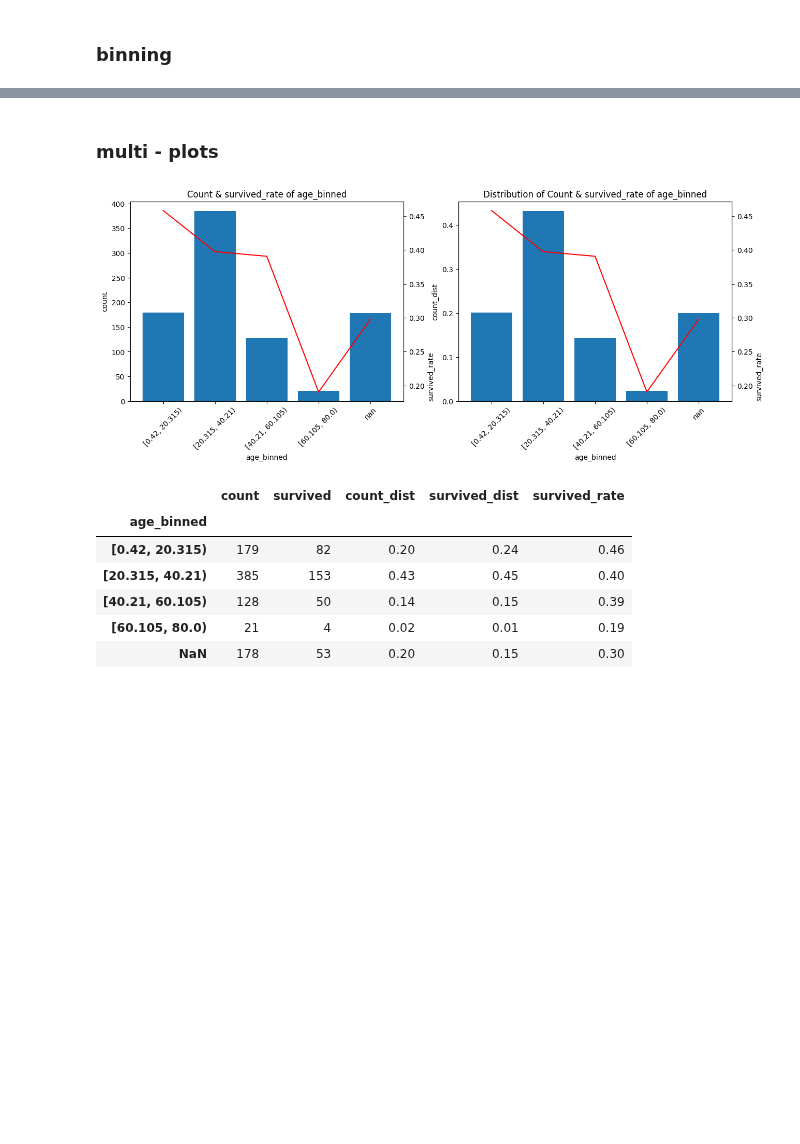
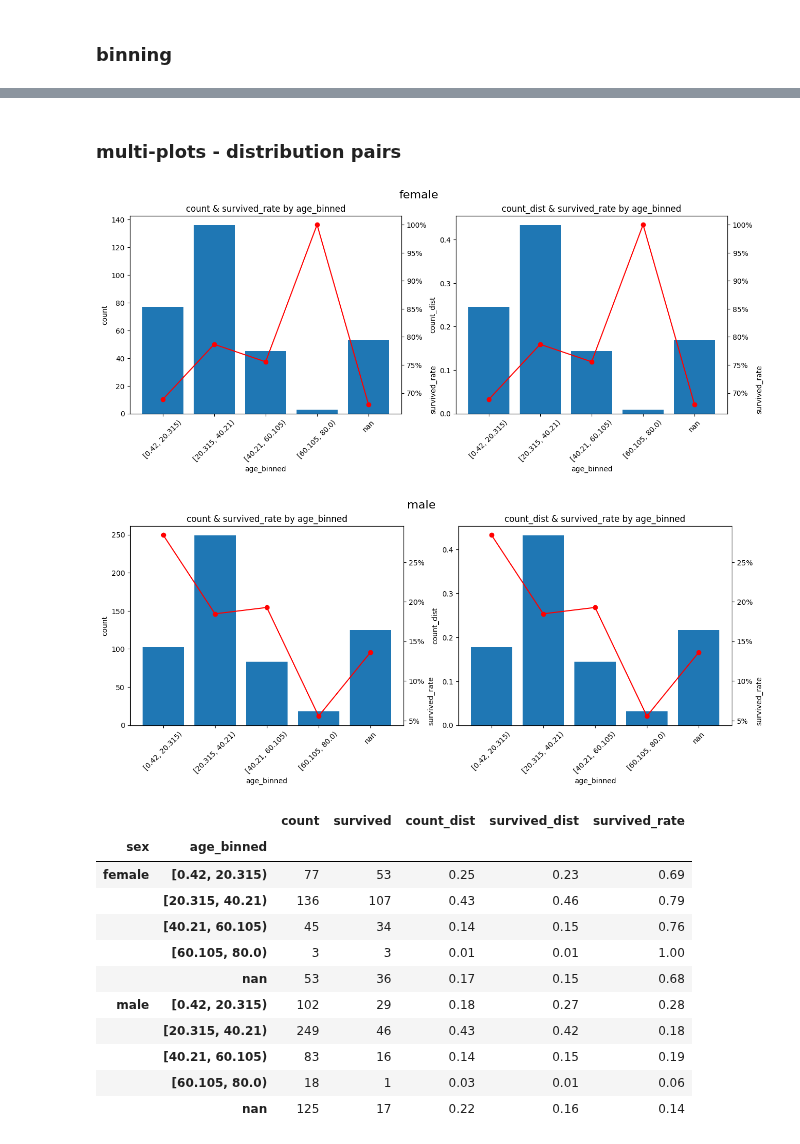
Before and after one commit to 0xdomyz/python_collection, a Jupyter notebook: data/analysis/sfa.ipynb, the cells around one changed output, grey strips where cells are left out. Drawn from its saved outputs; the diff is of its cells as text; code cells hidden in the pictures; blank space fills up the shorter version.

Commit message:
split out funcs in sfa and add multi-line charts

```diff
--- a/data/analysis/sfa.ipynb
+++ b/data/analysis/sfa.ipynb
@@ -169,0 +223,17 @@ df.loc[idx, "parch_binned"] = "3+"
+# %%
+# example
+edges = [-np.inf, 0, 10, 20, 30, 40, 50, 60, 70, 80, 90, np.inf]
+df["age_binned"] = pd.cut(df["age"], bins=edges, right=False)
+df2 = calculate_signal(df, target_col="survived", col="age_binned", exposure_col="fare")
+
+col = "count"
+target_col = "survived_rate"
+rotation = 45
+
+plot_one_bar_and_line(
+    df2,
+    col=col,
+    target_col=target_col,
+    rotation=rotation,
+    pct_decimals=0,
+)
@@ -241,0 +331,8 @@ plot_one_bar_and_line(
+# %%
+fig,ax,_ = plot_multi_lines(
+    df2,
+    col="survived_rate",
+    rotation=45,
+    y_lim=(0, 1),
+    pct_decimals=0,
+)
@@ -241,0 +390,8 @@ plot_one_bar_and_line(
+# %%
+# example
+edges = [-np.inf, 0, 10, 20, 30, 40, 50, 60, 70, 80, 90, 100, np.inf]
+df["age_binned"] = pd.cut(df["age"], bins=edges, right=False)
+df2 = calculate_signal(
+    df, target_col="survived", col="age_binned", seg_col="class", exposure_col="fare"
+)
+df2
@@ -242,3 +429,3 @@ plot_one_bar_and_line(
 # %% [markdown]
-### multi - plots
+### multi-plots - distribution pairs
 # %%
@@ -310,16 +490,28 @@ plot_bar_and_line(
 # %%
 edges = np.histogram_bin_edges(df["age"].dropna(), bins=4)
 df["age_binned"] = pd.cut(df["age"], bins=edges, right=False)
 
-_ = calculate_signal(df, target_col="survived", col="age_binned")
-plot_bar_and_line(_, col="count",target_col="survived_rate", rotation=45)
+_ = calculate_signal(df, target_col="survived", col="age_binned",seg_col="sex")
+plot_bar_and_line_dist_pairs_by_segment(
+    df = _,
+    col = "count",
+    target_col = "survived_rate",
+    rotation=45,
+    pct_decimals=0,
+)
 _.round(2)
 # %% [output]
-[figure, old version]
+[figure, new version]
+[figure, added]
-|  | count | survived | count_dist | survived_dist | survived_rate |
-| age_binned |  |  |  |  |  |
-| [0.42, 20.315) | 179 | 82 | 0.20 | 0.24 | 0.46 |
-| [20.315, 40.21) | 385 | 153 | 0.43 | 0.45 | 0.40 |
-| [40.21, 60.105) | 128 | 50 | 0.14 | 0.15 | 0.39 |
-| [60.105, 80.0) | 21 | 4 | 0.02 | 0.01 | 0.19 |
-| NaN | 178 | 53 | 0.20 | 0.15 | 0.30 |
+|  |  | count | survived | count_dist | survived_dist | survived_rate |
+| sex | age_binned |  |  |  |  |  |
+| female | [0.42, 20.315) | 77 | 53 | 0.25 | 0.23 | 0.69 |
+|  | [20.315, 40.21) | 136 | 107 | 0.43 | 0.46 | 0.79 |
+|  | [40.21, 60.105) | 45 | 34 | 0.14 | 0.15 | 0.76 |
+|  | [60.105, 80.0) | 3 | 3 | 0.01 | 0.01 | 1.00 |
+|  | nan | 53 | 36 | 0.17 | 0.15 | 0.68 |
+| male | [0.42, 20.315) | 102 | 29 | 0.18 | 0.27 | 0.28 |
+|  | [20.315, 40.21) | 249 | 46 | 0.43 | 0.42 | 0.18 |
+|  | [40.21, 60.105) | 83 | 16 | 0.14 | 0.15 | 0.19 |
+|  | [60.105, 80.0) | 18 | 1 | 0.03 | 0.01 | 0.06 |
+|  | nan | 125 | 17 | 0.22 | 0.16 | 0.14 |
```
Also changed, not shown: parts of 21 cells of this notebook.
